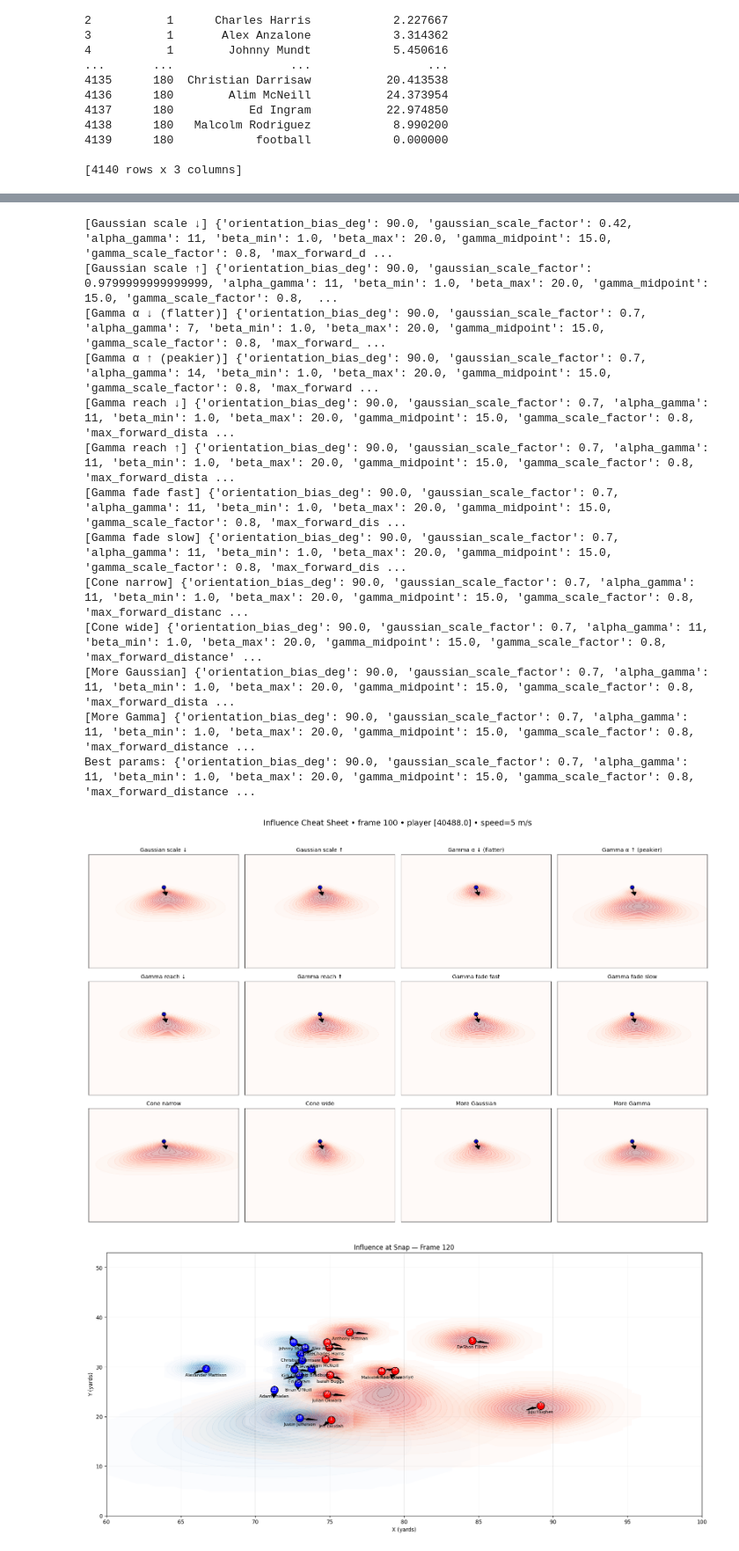
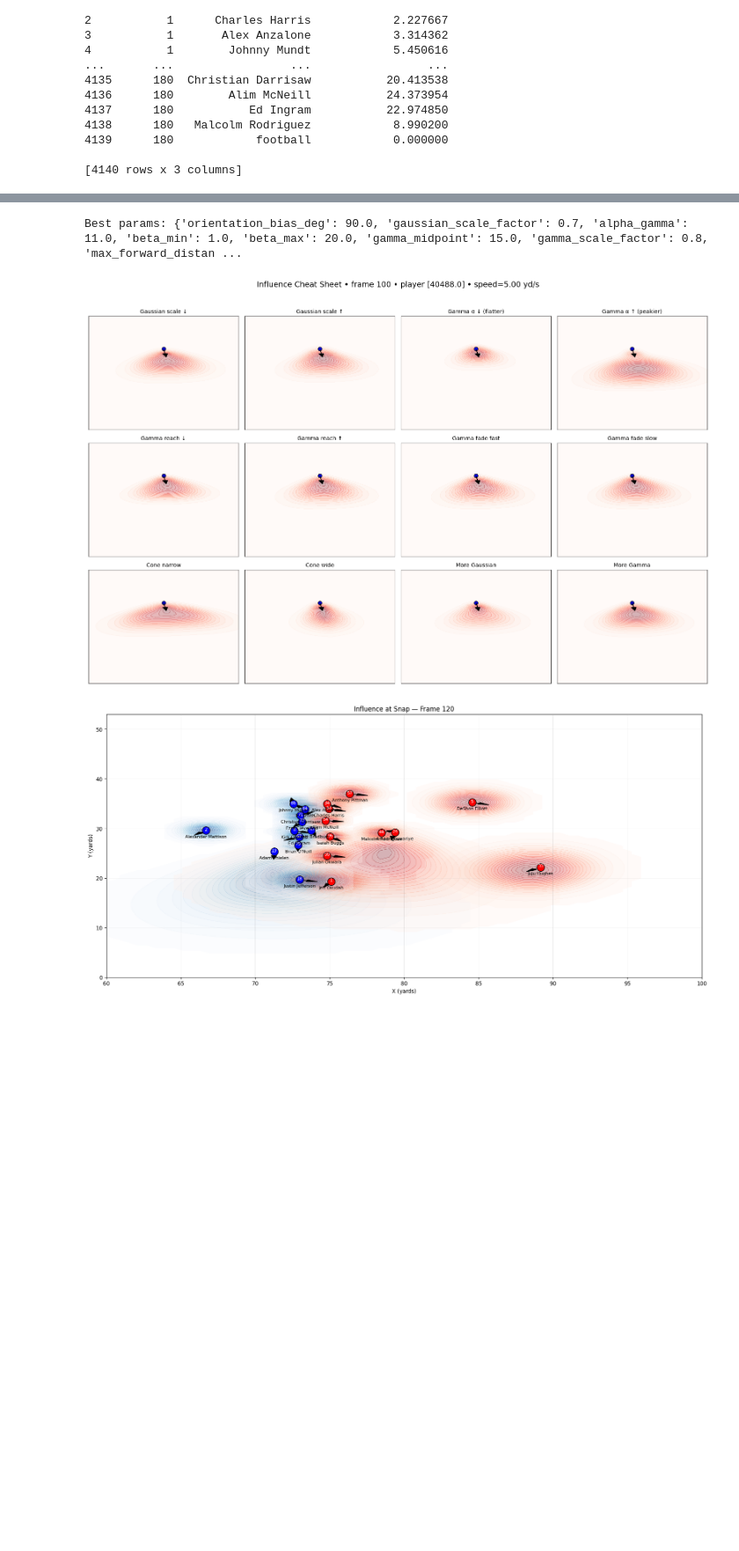
Before and after one commit to cincysam6/Field_Control_Model, a Jupyter notebook: Field_Control_Functions.ipynb, the cells around one changed output, grey strips where cells are left out. Shown at 88% size. Drawn from its saved outputs; the diff is of its cells as text; code cells hidden in the pictures; blank space fills up the shorter version.

```diff
--- a/Field_Control_Functions.ipynb
+++ b/Field_Control_Functions.ipynb
@@ -571,25 +1129,13 @@ def diagnostic_cheatsheet_tunable(
     return fig, panel_params
 # %%
-fig, params = diagnostic_cheatsheet_tunable(df, frame_id=100, player_id=one_player, speed=5)
+fig, params = diagnostic_multiples(df, frame_id=100, player_id=one_player, speed=5)
 
 # Print the “winner” panel’s settings cleanly
 best = next(p for p in params if p["title"] == "Gamma fade slow")  # for example
 print("Best params:", best["params"])
 # %% [output]
-[Gaussian scale ↓] {'orientation_bias_deg': 90.0, 'gaussian_scale_factor': 0.42, 'alpha_gamma': 11, 'beta_min': 1.0, 'beta_max': 20.0, 'gamma_midpoint': 15.0, 'gamma_scale_factor': 0.8, 'max_forward_d ...
-[Gaussian scale ↑] {'orientation_bias_deg': 90.0, 'gaussian_scale_factor': 0.9799999999999999, 'alpha_gamma': 11, 'beta_min': 1.0, 'beta_max': 20.0, 'gamma_midpoint': 15.0, 'gamma_scale_factor': 0.8,  ...
-[Gamma α ↓ (flatter)] {'orientation_bias_deg': 90.0, 'gaussian_scale_factor': 0.7, 'alpha_gamma': 7, 'beta_min': 1.0, 'beta_max': 20.0, 'gamma_midpoint': 15.0, 'gamma_scale_factor': 0.8, 'max_forward_ ...
-[Gamma α ↑ (peakier)] {'orientation_bias_deg': 90.0, 'gaussian_scale_factor': 0.7, 'alpha_gamma': 14, 'beta_min': 1.0, 'beta_max': 20.0, 'gamma_midpoint': 15.0, 'gamma_scale_factor': 0.8, 'max_forward ...
-[Gamma reach ↓] {'orientation_bias_deg': 90.0, 'gaussian_scale_factor': 0.7, 'alpha_gamma': 11, 'beta_min': 1.0, 'beta_max': 20.0, 'gamma_midpoint': 15.0, 'gamma_scale_factor': 0.8, 'max_forward_dista ...
-[Gamma reach ↑] {'orientation_bias_deg': 90.0, 'gaussian_scale_factor': 0.7, 'alpha_gamma': 11, 'beta_min': 1.0, 'beta_max': 20.0, 'gamma_midpoint': 15.0, 'gamma_scale_factor': 0.8, 'max_forward_dista ...
-[Gamma fade fast] {'orientation_bias_deg': 90.0, 'gaussian_scale_factor': 0.7, 'alpha_gamma': 11, 'beta_min': 1.0, 'beta_max': 20.0, 'gamma_midpoint': 15.0, 'gamma_scale_factor': 0.8, 'max_forward_dis ...
-[Gamma fade slow] {'orientation_bias_deg': 90.0, 'gaussian_scale_factor': 0.7, 'alpha_gamma': 11, 'beta_min': 1.0, 'beta_max': 20.0, 'gamma_midpoint': 15.0, 'gamma_scale_factor': 0.8, 'max_forward_dis ...
-[Cone narrow] {'orientation_bias_deg': 90.0, 'gaussian_scale_factor': 0.7, 'alpha_gamma': 11, 'beta_min': 1.0, 'beta_max': 20.0, 'gamma_midpoint': 15.0, 'gamma_scale_factor': 0.8, 'max_forward_distanc ...
-[Cone wide] {'orientation_bias_deg': 90.0, 'gaussian_scale_factor': 0.7, 'alpha_gamma': 11, 'beta_min': 1.0, 'beta_max': 20.0, 'gamma_midpoint': 15.0, 'gamma_scale_factor': 0.8, 'max_forward_distance' ...
-[More Gaussian] {'orientation_bias_deg': 90.0, 'gaussian_scale_factor': 0.7, 'alpha_gamma': 11, 'beta_min': 1.0, 'beta_max': 20.0, 'gamma_midpoint': 15.0, 'gamma_scale_factor': 0.8, 'max_forward_dista ...
-[More Gamma] {'orientation_bias_deg': 90.0, 'gaussian_scale_factor': 0.7, 'alpha_gamma': 11, 'beta_min': 1.0, 'beta_max': 20.0, 'gamma_midpoint': 15.0, 'gamma_scale_factor': 0.8, 'max_forward_distance ...
-Best params: {'orientation_bias_deg': 90.0, 'gaussian_scale_factor': 0.7, 'alpha_gamma': 11, 'beta_min': 1.0, 'beta_max': 20.0, 'gamma_midpoint': 15.0, 'gamma_scale_factor': 0.8, 'max_forward_distance ...
+Best params: {'orientation_bias_deg': 90.0, 'gaussian_scale_factor': 0.7, 'alpha_gamma': 11.0, 'beta_min': 1.0, 'beta_max': 20.0, 'gamma_midpoint': 15.0, 'gamma_scale_factor': 0.8, 'max_forward_distan ...
-[figure, old version]
+[figure, new version]
 # %%
 def compute_player_densities_dataframe(
     df,
```
Also changed, not shown: parts of 9 cells of this notebook.
